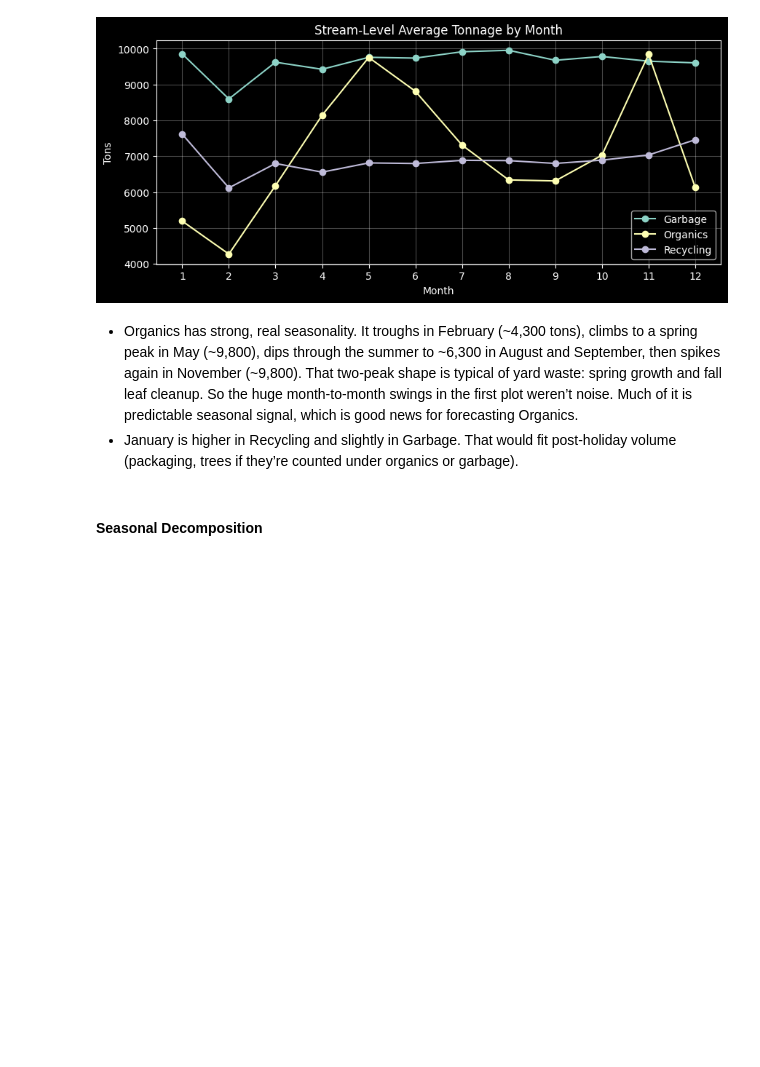
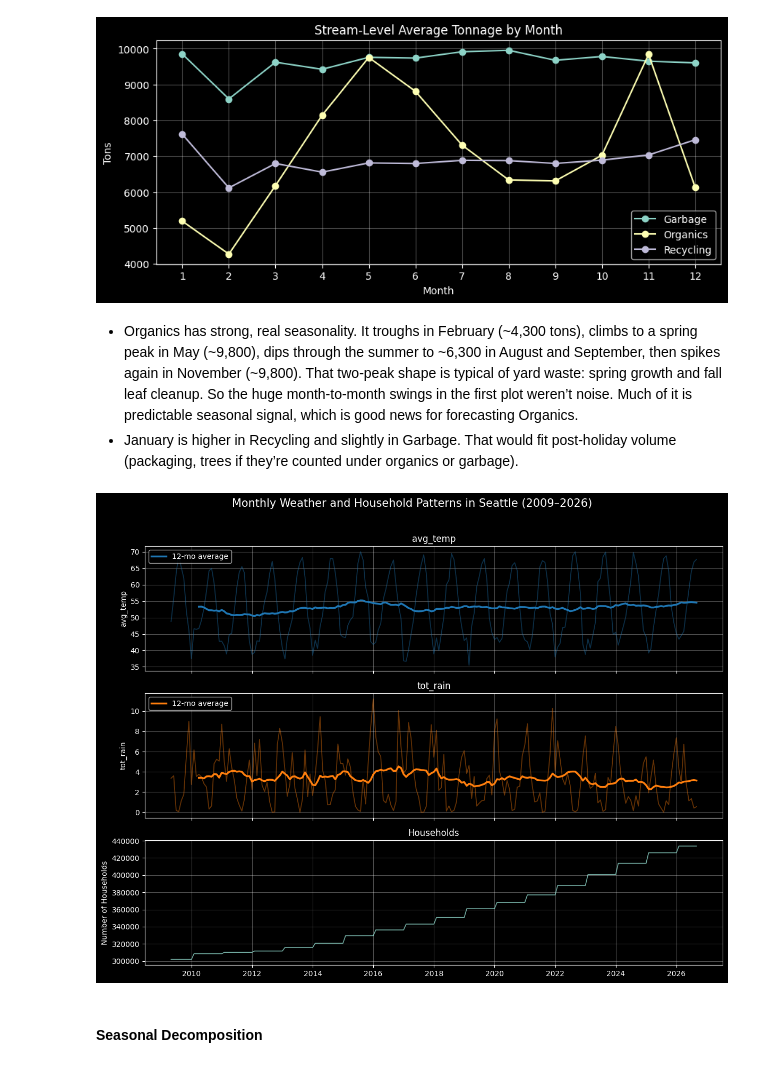
Before and after one commit to ntn7898/Capstone-Project-Seattle-MSW-, a Jupyter notebook: PROJECT NOTEBOOK.ipynb, the cells around one changed output. Saved outputs shown, nothing was run; the diff lists cells and outputs as text; code cells hidden in the pictures; blank space fills up the shorter version.

```diff
--- a/PROJECT NOTEBOOK.ipynb
+++ b/PROJECT NOTEBOOK.ipynb
@@ -387,6 +387,33 @@ plt.show()
 # %% [markdown]
 - Organics has strong, real seasonality. It troughs in February (~4,300 tons), climbs to a spring peak in May (~9,800), dips through the summer to ~6,300 in August and September, then spikes again in November (~9,800). That two-peak shape is typical of yard waste: spring growth and fall leaf cleanup. So the huge month-to-month swings in the first plot weren’t noise. Much of it is predictable seasonal signal, which is good news for forecasting Organics.
 - January is higher in Recycling and slightly in Garbage. That would fit post-holiday volume (packaging, trees if they’re counted under organics or garbage).
+# %%
+# Observe weather trends
+import matplotlib.pyplot as plt
+
+fig, axes = plt.subplots(3, 1, figsize=(12, 9), sharex=True)
+colors = {'avg_temp': 'tab:blue', 'tot_rain': 'tab:orange'}
+labels = {'avg_temp': 'Avg temperature (°F)', 'tot_rain': 'Total rainfall (in)'}
+
+for ax, weather, unit in zip(axes[:2], colors, labels):
+    ax.plot(waste_df[weather], color=colors[weather], alpha=0.4, linewidth=1.3,)
+    ax.plot(waste_df[weather].rolling(12).mean(), color=colors[weather], linewidth=2.5, label='12-mo average')
+    ax.set_title(weather)
+    ax.set_ylabel(unit)
+    ax.grid(alpha=0.3)
+    ax.legend(loc='upper left')
+
+axes[2].plot(waste_df['Households'], alpha=0.8, linewidth=1.2)
+axes[2].set_title('Households')
+axes[2].set_ylabel('Number of Households')
+axes[2].grid(alpha=0.3)
+
+plt.suptitle('Monthly Weather and Household Patterns in Seattle (2009–2026)',
+             fontsize=15, y=1.02)
+plt.tight_layout()
+plt.show()
+# %% [output]
+[figure, added]
 # %% [markdown]
 #### Seasonal Decomposition
 # %%
```
Also changed, not shown: parts of 2 cells of this notebook.
